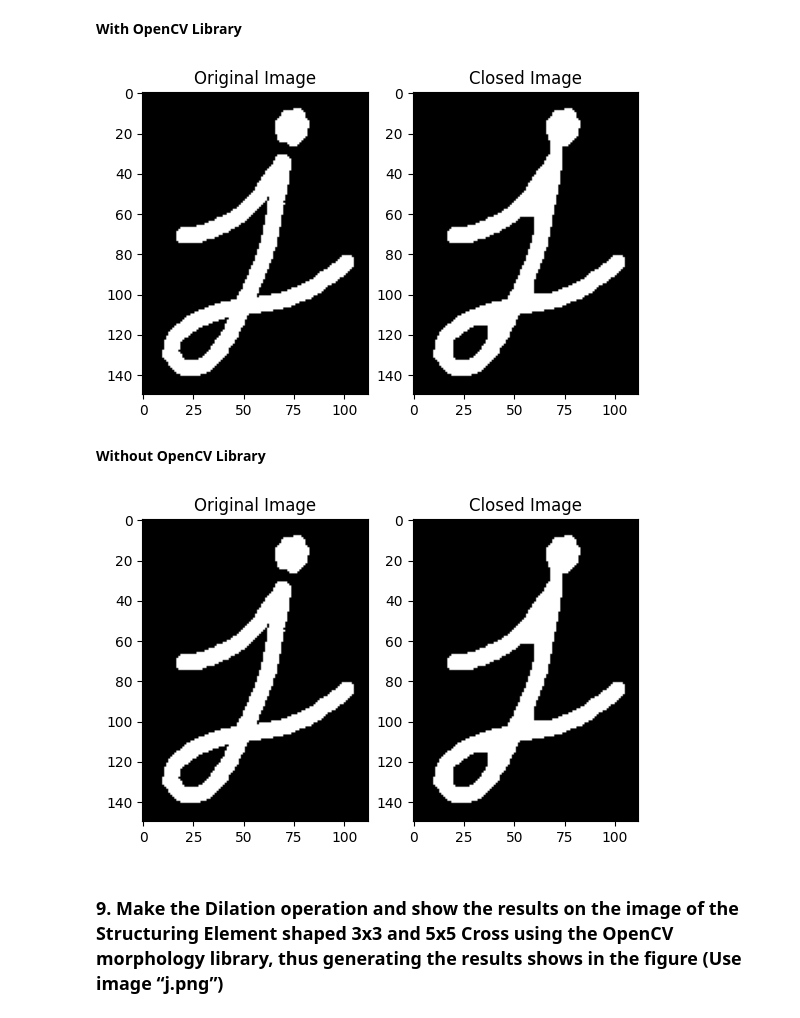
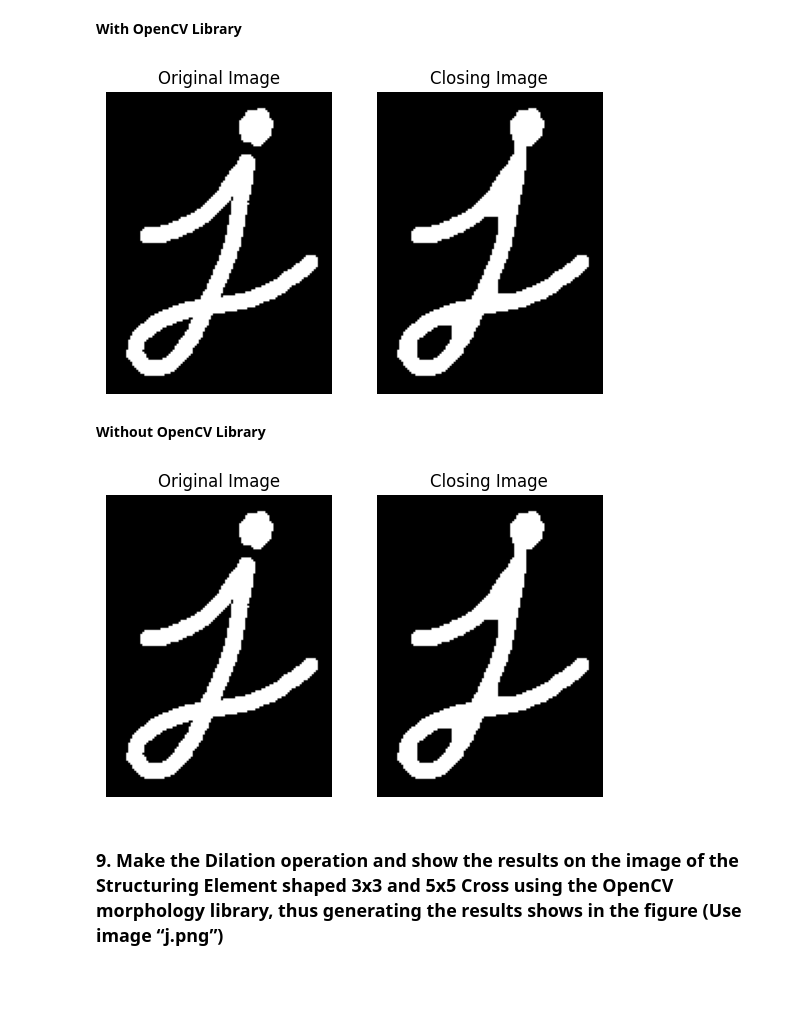
Before and after one commit to frcaulia/dicv_odd_2023, a Jupyter notebook: Week9.ipynb, the cells around one changed output. Cells and saved outputs as stored; diff of their text form; code cells hidden in the pictures; blank space fills up the shorter version.

```diff
--- a/Week9.ipynb
+++ b/Week9.ipynb
@@ -197,26 +204,27 @@ plt.show()
 # %%
 # Read the image using OpenCV
 image = cv.imread('/content/drive/MyDrive/Images/j.png', cv.IMREAD_GRAYSCALE)
 
 # Create a structuring element
 kernel = np.ones((7, 7), np.uint8)
 
 # Perform the Closing operation using OpenCV
 closed_image = cv.morphologyEx(image, cv.MORPH_CLOSE, kernel)
 
 # Display the image
 plt.subplot(1, 2, 1)
 plt.imshow(image, cmap='gray')
 plt.title('Original Image')
+plt.axis('off')
 
 plt.subplot(1, 2, 2)
 plt.imshow(closed_image, cmap='gray')
-plt.title('Closed Image')
+plt.title('Closing Image')
+plt.axis('off')
 
-plt.axis('off')
 plt.show()
 # %% [output]
-[figure, old version]
+[figure, new version]
 # %% [markdown]
 **Without OpenCV Library**
 # %%
@@ -236,15 +244,16 @@ closed_image = binary_erosion(dilated_image, structure=kernel).astype(np.uint8)
 plt.subplot(1, 2, 1)
 plt.imshow(image, cmap='gray')
 plt.title('Original Image')
+plt.axis('off')
 
 plt.subplot(1, 2, 2)
 plt.imshow(closed_image, cmap='gray')
-plt.title('Closed Image')
+plt.title('Closing Image')
+plt.axis('off')
 
-plt.axis('off')
 plt.show()
 # %% [output]
-[figure, old version]
+[figure, new version]
 # %% [markdown]
 ### **9. Make the Dilation operation and show the results on the image of the Structuring Element shaped 3x3 and 5x5 Cross using the OpenCV morphology library, thus generating the results shows in the figure (Use image “j.png”)**
 # %%
```
Also changed, not shown: parts of 11 cells of this notebook.
